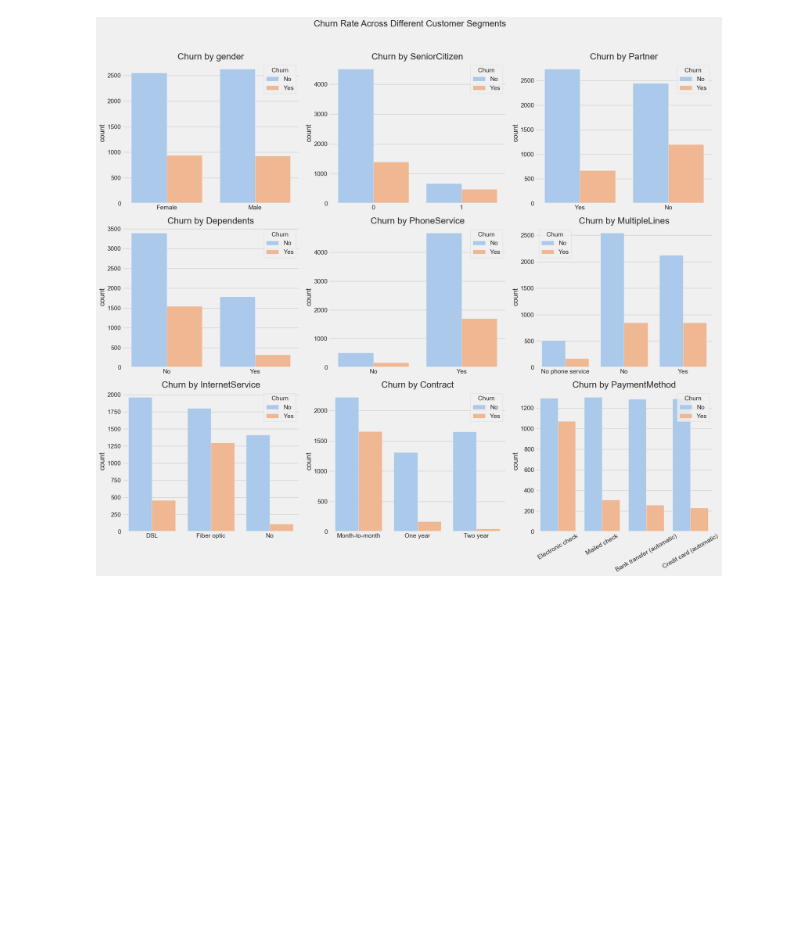
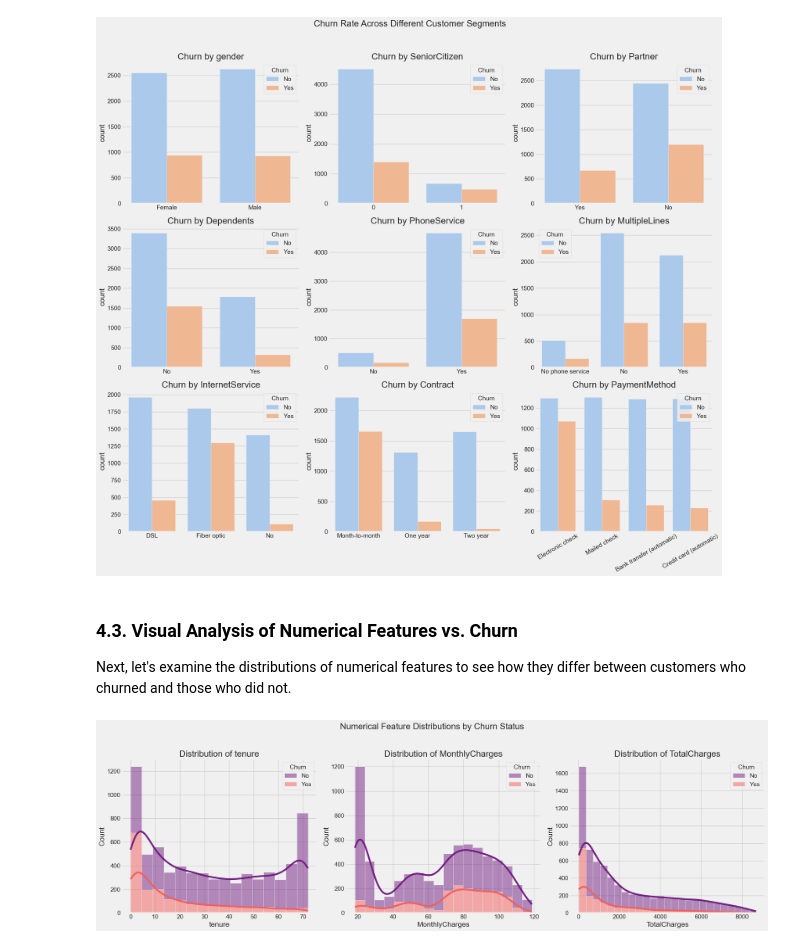
Before and after one commit to robervaca01/customer-churn-prediction, a Jupyter notebook: notebooks/01-Churn-Prediction-Model.ipynb, the cells around one changed output. Cells and saved outputs as stored; diff of their text form; code cells hidden in the pictures; blank space fills up the shorter version.

```diff
--- a/notebooks/01-Churn-Prediction-Model.ipynb
+++ b/notebooks/01-Churn-Prediction-Model.ipynb
@@ -185,3 +185,31 @@ plt.tight_layout(rect=[0, 0, 1, 0.96])
 plt.show()
 # %% [output]
 [figure]
+# %% [markdown]
+### 4.3. Visual Analysis of Numerical Features vs. Churn
+
+Next, let's examine the distributions of numerical features to see how they differ between customers who churned and those who did not.
+# %%
+# === 4.3. Visual Analysis of Numerical Features ===
+
+# List of numerical features
+numerical_features = ['tenure', 'MonthlyCharges', 'TotalCharges']
+
+# Create a figure to hold the subplots
+fig, axes = plt.subplots(nrows=1, ncols=3, figsize=(22, 7))
+fig.suptitle('Numerical Feature Distributions by Churn Status', fontsize=20)
+
+# Loop through each numerical feature and create a histogram
+for i, feature in enumerate(numerical_features):
+    sns.histplot(data=df_cleaned, x=feature, hue='Churn', multiple='stack', ax=axes[i], palette='magma', kde=True)
+    axes[i].set_title(f'Distribution of {feature}')
+    # Get the legend from the plot and change its title and labels
+    legend = axes[i].get_legend()
+    legend.set_title('Churn')
+    legend.get_texts()[0].set_text('No')
+    legend.get_texts()[1].set_text('Yes')
+
+plt.tight_layout(rect=[0, 0, 1, 0.95])
+plt.show()
+# %% [output]
+[figure, added]
```
Also changed, not shown: parts of 4 cells of this notebook.
